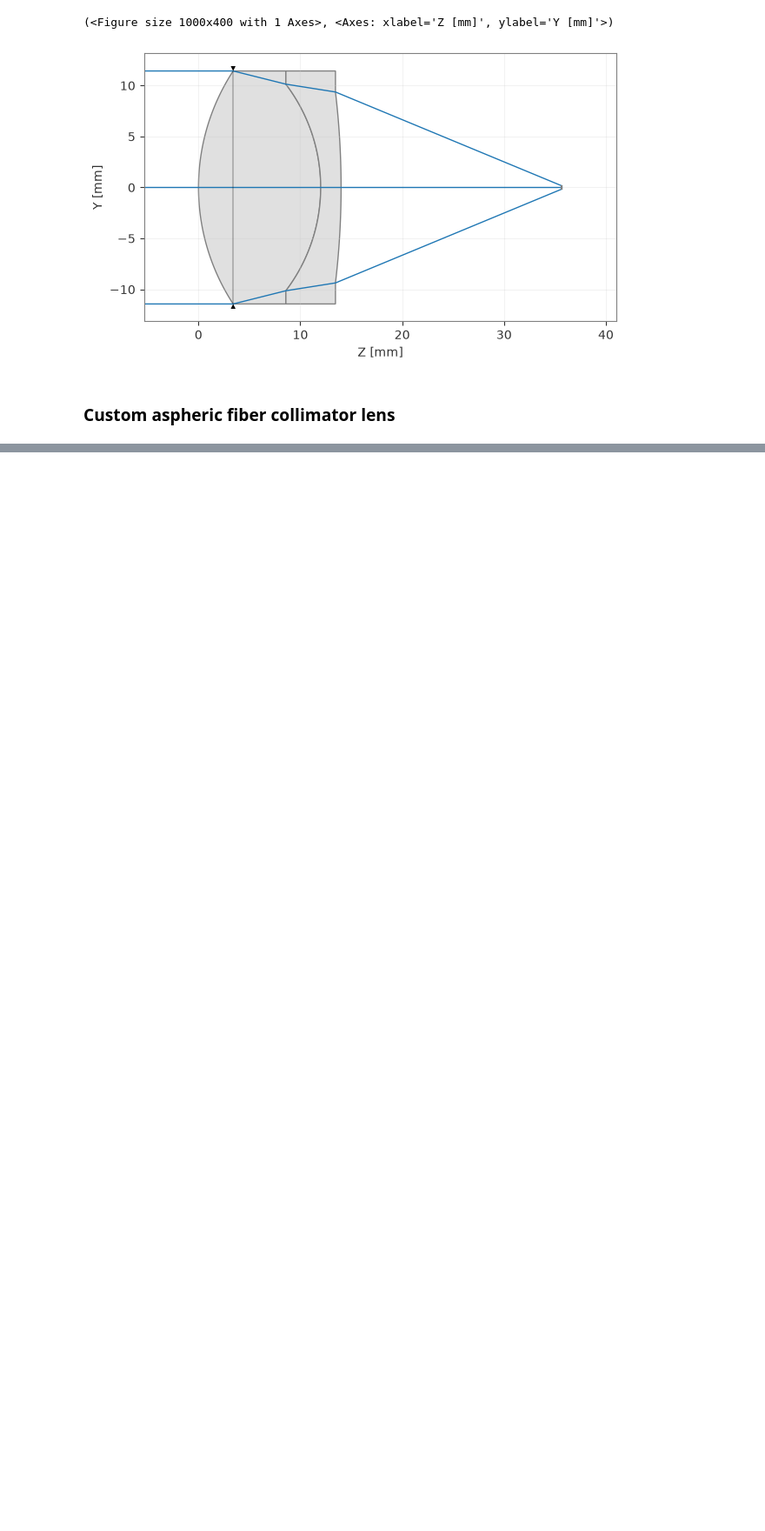
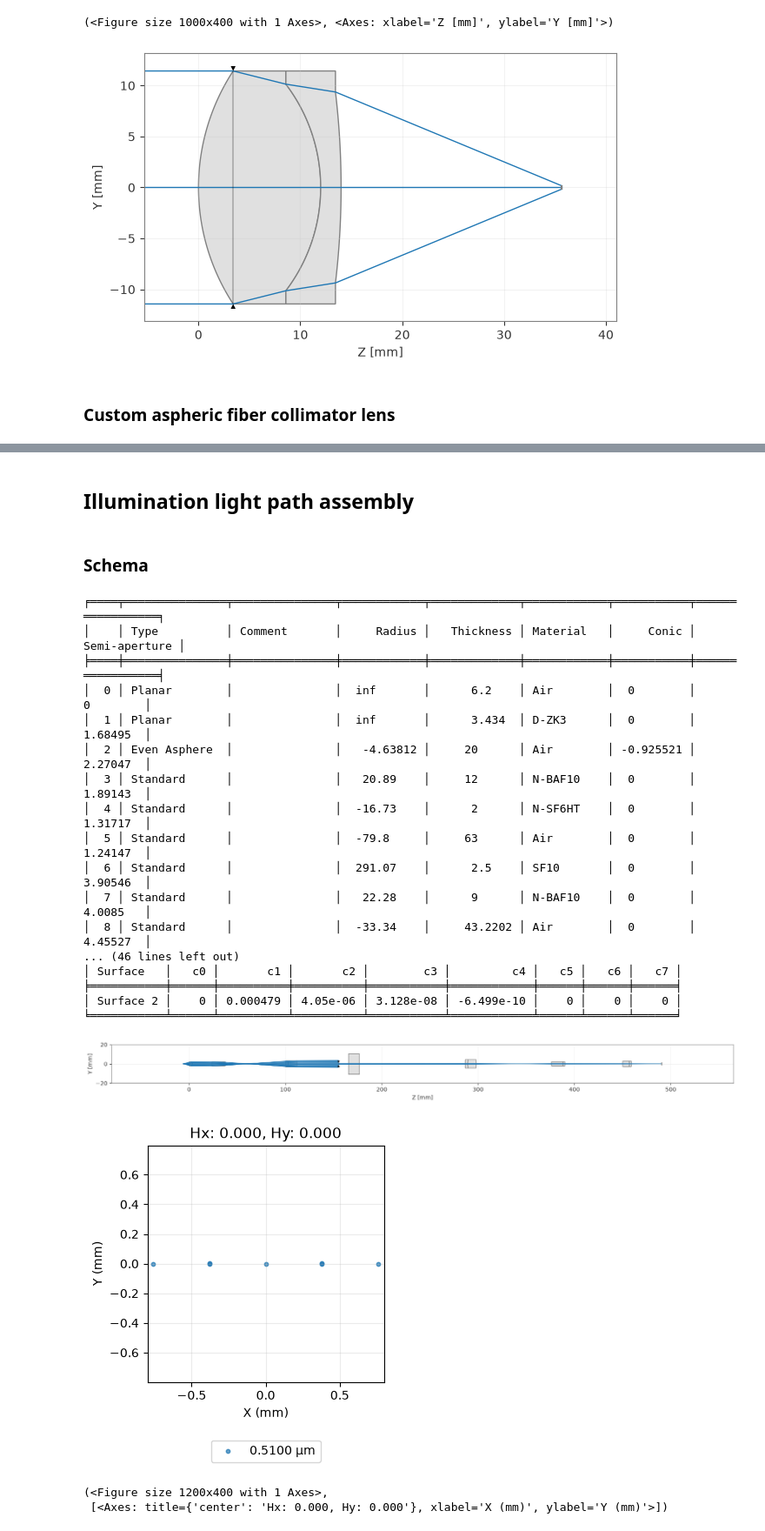
Before and after one commit to fluoimlab/SPIM-Im, a Jupyter notebook: otical_design/v0/sim_v0.ipynb, the cells around one changed output, grey strips where cells are left out. Shown at 87% size. Drawn from its saved outputs; the diff is of its cells as text; code cells hidden in the pictures; blank space fills up the shorter version.

Commit message:
3.10.2026: SPIM v0 modeling in progress

```diff
--- a/otical_design/v0/sim_v0.ipynb
+++ b/otical_design/v0/sim_v0.ipynb
@@ -214,0 +299,77 @@ _ = lens.draw()
+# %% [markdown]
+## Illumination light path assembly
+# %% [markdown]
+### Schema
+# %%
+def _pick(cls, kwargs):
+    """kwargs selection for cls constructor"""
+    names = set(inspect.signature(cls.__init__).parameters) - {"self"}
+    return {k: v for k, v in kwargs.items() if k in names}
+
+class IlluminationSPIM(Optic):
+    def __init__(self, **kwargs):
+        super().__init__(name='SPIM_illumination')
+        fc = FiberCollimator(**_pick(FiberCollimator, kwargs))
+        ls = LightSheet(**_pick(LightSheet, kwargs))
+
+        self.surfaces = (fc + ls).surfaces
+        self.surfaces[2].is_stop = False
+        self.surfaces[9].is_stop = True
+
+        self.set_aperture(aperture_type="EPD", value=kwargs["d_beam_iris_radius"]*2)
+        self.fields.set_type(field_type="angle")
+        self.fields.add(y=0)
+        self.wavelengths.add(value=0.51, is_primary=True)
+
+
+
+ill_spim_params =  {"lens_collimation":lens_f8_as,
+                    "lens_expander_1st":lens_f30,
+                    "lens_expander_2nd":lens_f50,
+                    "d_coll":6.2,
+                    "d_1st":20.0,
+                    "d_2nd":63.0,
+                    "fiber_na":0.1,
+                    "lens_cyl":lens_f75_cyl,
+                    "lens_scan":lens_f50,
+                    "lens_tube":lens_f30,
+                    "lens_obj":lens_f45,
+                    "d_scan":110,
+                    "d_tube":78,
+                    "d_obj":60,
+                    "d_beam_iris_radius":1,
+                    "y_iris_radius":1,
+                    "y_iris_position":0.63,
+                    "place_y_iris":False,
+                    "rotate_cyl_lens":True}
+
+ill_arm = IlluminationSPIM(**ill_spim_params)
+ill_arm.info()
+ill_arm.updater.image_solve()
+ill_arm.info()
+ill_arm.draw(figsize=(20, 20), num_rays=10, ylim=(-20, 20))
+
+ls_sd = SpotDiagram(ill_arm)
+ls_sd.view()
+# %% [output]
+╒════╤═══════════════╤═══════════════╤════════════╤═════════════╤════════════╤═══════════╤═════════════════╕
+│    │ Type          │ Comment       │     Radius │   Thickness │ Material   │     Conic │   Semi-aperture │
+╞════╪═══════════════╪═══════════════╪════════════╪═════════════╪════════════╪═══════════╪═════════════════╡
+│  0 │ Planar        │               │  inf       │      6.2    │ Air        │  0        │        0        │
+│  1 │ Planar        │               │  inf       │      3.434  │ D-ZK3      │  0        │        1.68495  │
+│  2 │ Even Asphere  │               │   -4.63812 │     20      │ Air        │ -0.925521 │        2.27047  │
+│  3 │ Standard      │               │   20.89    │     12      │ N-BAF10    │  0        │        1.89143  │
+│  4 │ Standard      │               │  -16.73    │      2      │ N-SF6HT    │  0        │        1.31717  │
+│  5 │ Standard      │               │  -79.8     │     63      │ Air        │  0        │        1.24147  │
+│  6 │ Standard      │               │  291.07    │      2.5    │ SF10       │  0        │        3.90546  │
+│  7 │ Standard      │               │   22.28    │      9      │ N-BAF10    │  0        │        4.0085   │
+│  8 │ Standard      │               │  -33.34    │     43.2202 │ Air        │  0        │        4.45527  │
+... (46 lines left out)
+│ Surface   │   c0 │       c1 │       c2 │        c3 │         c4 │   c5 │   c6 │   c7 │
+╞═══════════╪══════╪══════════╪══════════╪═══════════╪════════════╪══════╪══════╪══════╡
+│ Surface 2 │    0 │ 0.000479 │ 4.05e-06 │ 3.128e-08 │ -6.499e-10 │    0 │    0 │    0 │
+╘═══════════╧══════╧══════════╧══════════╧═══════════╧════════════╧══════╧══════╧══════╛
+[figure, added]
+[figure, added]
+(<Figure size 1200x400 with 1 Axes>,
+ [<Axes: title={'center': 'Hx: 0.000, Hy: 0.000'}, xlabel='X (mm)', ylabel='Y (mm)'>])
```
Also changed, not shown: parts of 27 cells of this notebook.
